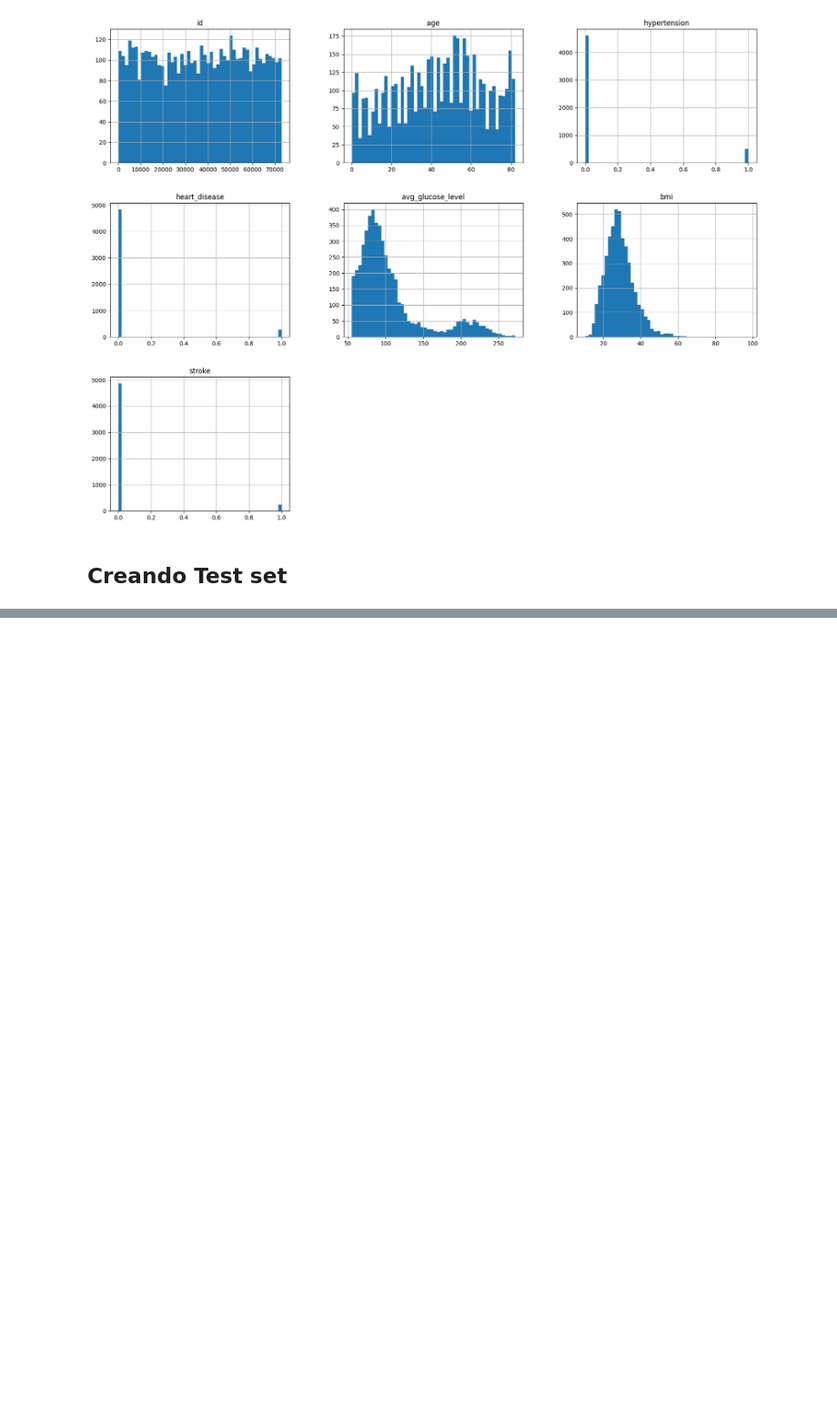
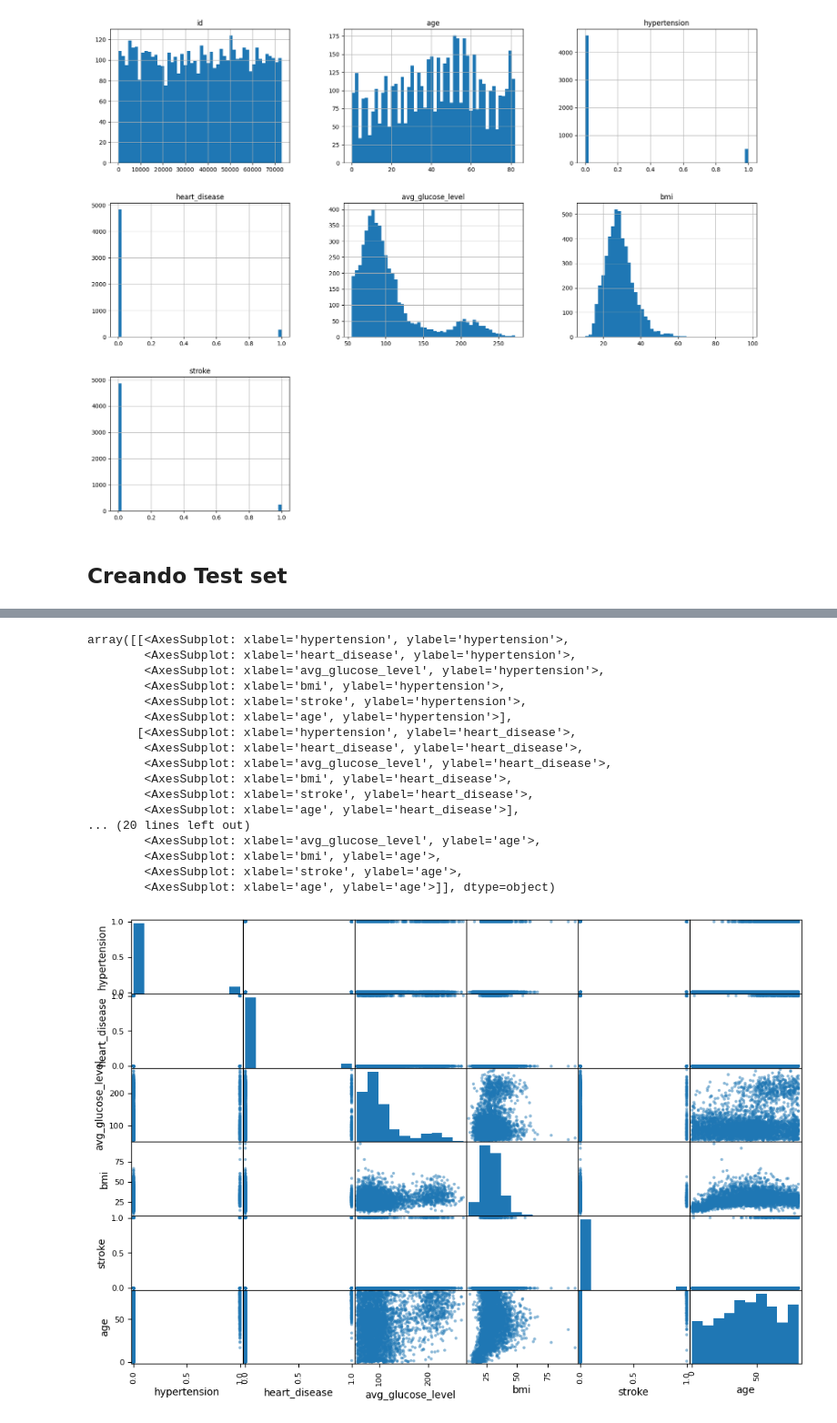
Before and after one commit to Diego532/machine_learnig_electiva, a Jupyter notebook: WHO-stroke-prevention-program/who.ipynb, the cells around one changed output, grey strips where cells are left out. Shown at 91% size. Cells and saved outputs as stored; diff of their text form; code cells hidden in the pictures; blank space fills up the shorter version.

```diff
--- a/WHO-stroke-prevention-program/who.ipynb
+++ b/WHO-stroke-prevention-program/who.ipynb
@@ -194,0 +215,23 @@ Length: 977, dtype: int64
+# %%
+attributes = ["hypertension","heart_disease","avg_glucose_level","bmi","stroke","age"]
+
+scatter_matrix(training_data[attributes], figsize=(12, 8))
+# %% [output]
+array([[<AxesSubplot: xlabel='hypertension', ylabel='hypertension'>,
+        <AxesSubplot: xlabel='heart_disease', ylabel='hypertension'>,
+        <AxesSubplot: xlabel='avg_glucose_level', ylabel='hypertension'>,
+        <AxesSubplot: xlabel='bmi', ylabel='hypertension'>,
+        <AxesSubplot: xlabel='stroke', ylabel='hypertension'>,
+        <AxesSubplot: xlabel='age', ylabel='hypertension'>],
+       [<AxesSubplot: xlabel='hypertension', ylabel='heart_disease'>,
+        <AxesSubplot: xlabel='heart_disease', ylabel='heart_disease'>,
+        <AxesSubplot: xlabel='avg_glucose_level', ylabel='heart_disease'>,
+        <AxesSubplot: xlabel='bmi', ylabel='heart_disease'>,
+        <AxesSubplot: xlabel='stroke', ylabel='heart_disease'>,
+        <AxesSubplot: xlabel='age', ylabel='heart_disease'>],
+... (20 lines left out)
+        <AxesSubplot: xlabel='avg_glucose_level', ylabel='age'>,
+        <AxesSubplot: xlabel='bmi', ylabel='age'>,
+        <AxesSubplot: xlabel='stroke', ylabel='age'>,
+        <AxesSubplot: xlabel='age', ylabel='age'>]], dtype=object)
+[figure, added]
```
Also changed, not shown: parts of 11 cells of this notebook.
